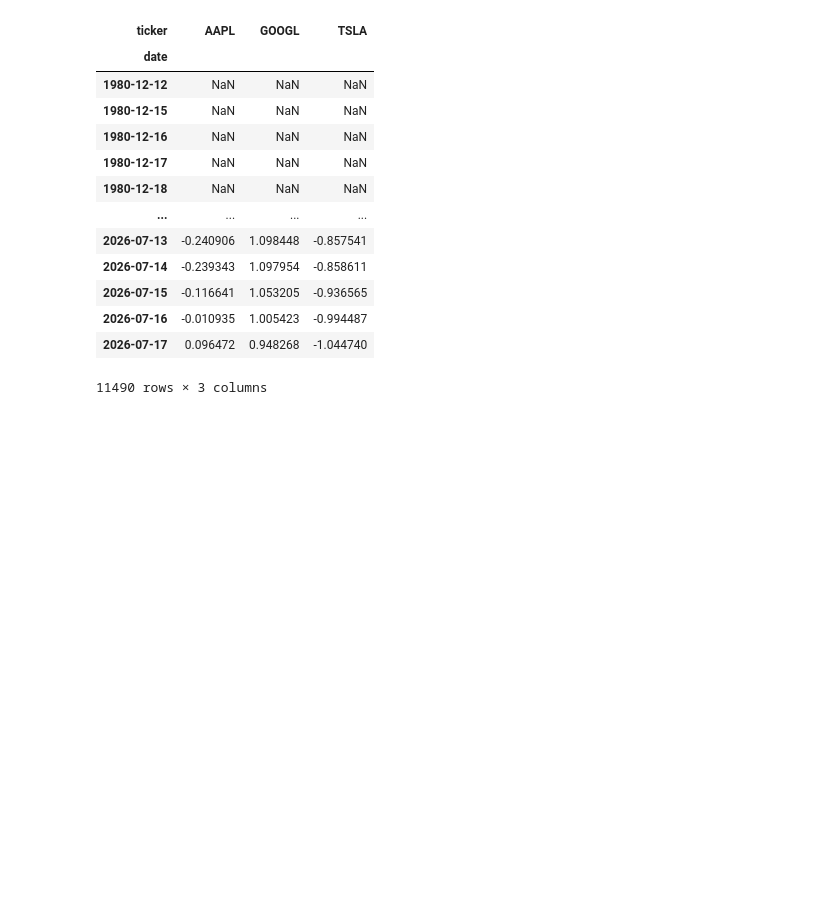
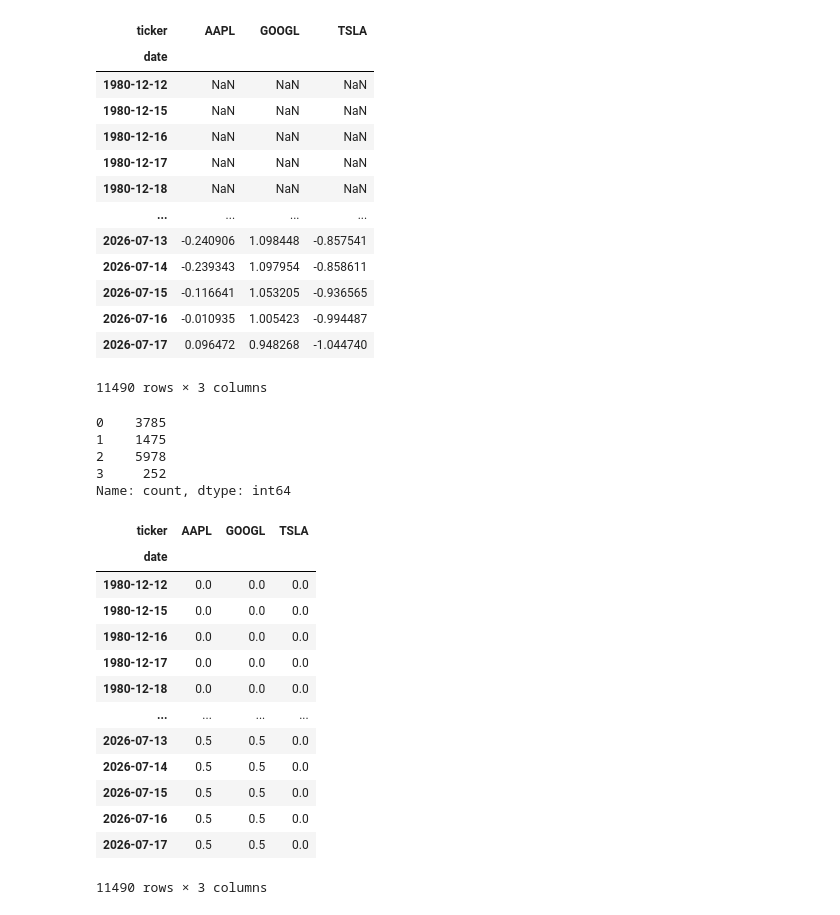
Before and after one commit to FelipeBuzato/AlphaLab, a Jupyter notebook: notebooks/queries_draft.ipynb, the cells around one changed output. Cells and saved outputs as stored; diff of their text form; code cells hidden in the pictures; blank space fills up the shorter version.

```diff
--- a/notebooks/queries_draft.ipynb
+++ b/notebooks/queries_draft.ipynb
@@ -298,4 +298,31 @@ zscore(mom)
 | 2026-07-17 | 0.096472 | 0.948268 | -1.044740 |
 11490 rows × 3 columns
 # %%
-rsi()
+rank = cross_sectional_rank(mom)
+isna = rank.isna().sum(axis=1).value_counts().sort_index()
+isna
+# %% [output]
+0    3785
+1    1475
+2    5978
+3     252
+Name: count, dtype: int64
+# %%
+selected = rank <= 2
+weights = selected.div(selected.sum(axis=1), axis="index").fillna(0)
+weights
+# %% [output]
+| ticker | AAPL | GOOGL | TSLA |
+| date |  |  |  |
+| 1980-12-12 | 0.0 | 0.0 | 0.0 |
+| 1980-12-15 | 0.0 | 0.0 | 0.0 |
+| 1980-12-16 | 0.0 | 0.0 | 0.0 |
+| 1980-12-17 | 0.0 | 0.0 | 0.0 |
+| 1980-12-18 | 0.0 | 0.0 | 0.0 |
+| ... | ... | ... | ... |
+| 2026-07-13 | 0.5 | 0.5 | 0.0 |
+| 2026-07-14 | 0.5 | 0.5 | 0.0 |
+| 2026-07-15 | 0.5 | 0.5 | 0.0 |
+| 2026-07-16 | 0.5 | 0.5 | 0.0 |
+| 2026-07-17 | 0.5 | 0.5 | 0.0 |
+11490 rows × 3 columns
```
Also changed, not shown: parts of 3 cells of this notebook, 2 other files.
